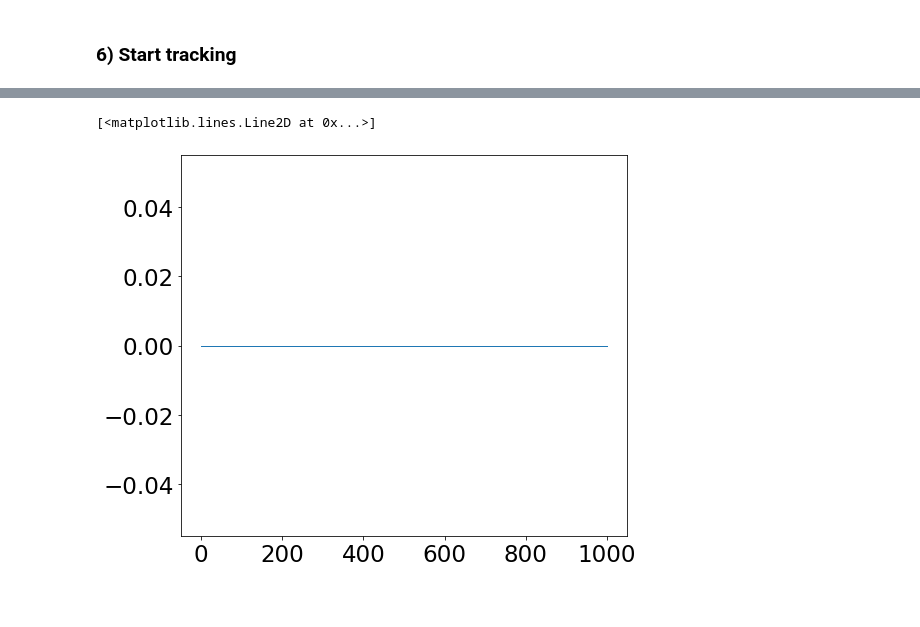
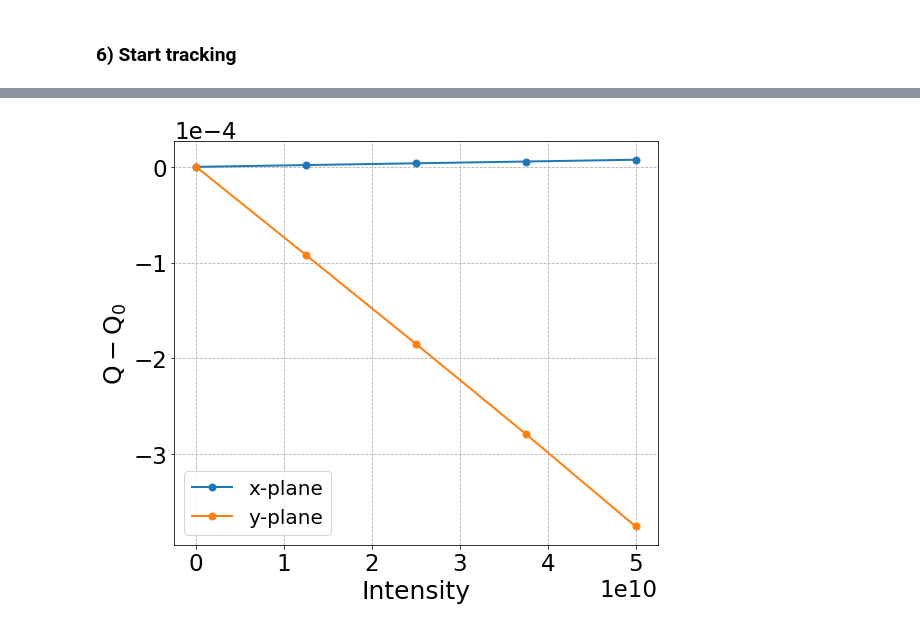
Before and after one commit to natriant/cc_rf_noise_pyheadtail, a Jupyter notebook: run_simulation/run_PyHEADTAIL_no_htcondor/impedance_studies/SPSheadtail_tune_shift_with_impedance.ipynb, the cells around one changed output, grey strips where cells are left out. Saved outputs shown, nothing was run; the diff lists cells and outputs as text; code cells hidden in the pictures; blank space fills up the shorter version.

Commit message:
tune shift with intensity from impedance

```diff
--- a/run_simulation/run_PyHEADTAIL_no_htcondor/impedance_studies/SPSheadtail_tune_shift_with_impedance.ipynb
+++ b/run_simulation/run_PyHEADTAIL_no_htcondor/impedance_studies/SPSheadtail_tune_shift_with_impedance.ipynb
@@ -75,7 +67,7 @@ Q_x = 26.13                          # Will need it to be 16.25 IF CC feedback i
 ampGain = 0               #strength of amplitude feedback (usually between 0 and 0.15)
 phaseGain = 0             #strength of phase feedback (usually between 0 and 0.15)
 
-filename = 'file.txt'      #Where the data for the run is saved
+filename = 'file'      #Where the data for the run is saved
 
 numDelay = 1                #Turns of delay between measuring and acting with the feedback system
                             #Make sure to adjust Q_x if adjusting numDelay
@@ -255,11 +234,6 @@ delayPhase = np.zeros(numDelay + 1)
 
 t0 = time.clock()
 
-#reload object from file
-file2 = open('bunch', 'rb')
-bunch = pickle.load(file2)
-file2.close()
-
 one_turn_map = []
 for i, segment in enumerate(transverse_map):
     one_turn_map.append(segment)
@@ -347,9 +339,0 @@ Simulation time in seconds: 28.791463999999998
-# %%
-# Load the file with all of the saved data from the run
-meanX, meanY, meanXsq, meanYsq, emitX, emitY = np.loadtxt(filename, delimiter = ",", unpack = True)
-
-# Calculate the Emittance Growth Rate (EGR) in nm/s
-separationTime = 1 / frev * decTurns #There are decTurns revolutions before each recording of data
-tspan          = (np.arange(n_turns / decTurns) + 1.0) * separationTime #total time spanned by the simulation
-growthTotal = np.polyfit(tspan[2:], emitX[1:-1], 1)[0] #Fits a degree 1 polynomial to the graph of emittance over time and gets the slope
-print("Emmittance growth rate = " + str(growthTotal*10**9) + " nm/s")
@@ -363,5 +340,25 @@ plt.plot(emitY)
-# %%
-plt.plot(emitX)
-# %% [output]
-[<matplotlib.lines.Line2D at 0x...>]
-[figure, removed]
+# %%
+Qx_list, Qy_list = [], []
+for intensity in intensity_list:
+     # Load the file with all of the saved data from the run
+    meanX, meanY, meanXsq, meanYsq, emitX, emitY = np.loadtxt(filename+f'_intensity{intensity/1e10}e10_offsetxy{xoffset*1e4}e-4.txt', delimiter = ",", unpack = True)
+
+    Qx_list.append(pnf.get_tune(meanX))
+    Qy_list.append(pnf.get_tune(meanY))
+# %%
+plt.plot(intensity_list, np.array(Qx_list)-0.13, '-o', c='C0', label='x-plane')
+plt.plot(intensity_list, np.array(Qy_list)-0.18, '-o', c='C1', label='y-plane')
+
+plt.ylabel(r'$\mathrm{Q-Q_0}$')
+plt.ticklabel_format(axis='y', style='sci', scilimits=(0,0))
+plt.xlabel('Intensity')
+plt.grid(linestyle='dashed')
+plt.legend(loc=3)
+
+plt.tight_layout()
+
+savefig = False
+if savefig:
+    plt.savefig(f'TuneShift_vs_Intensity_Q26wakes_offsetxy{xoffset*1e4}e-4_Q26.png', bbox_inches='tight')
+# %% [output]
+[figure, added]
```
Also changed, not shown: parts of 9 cells of this notebook, 6 other files.
